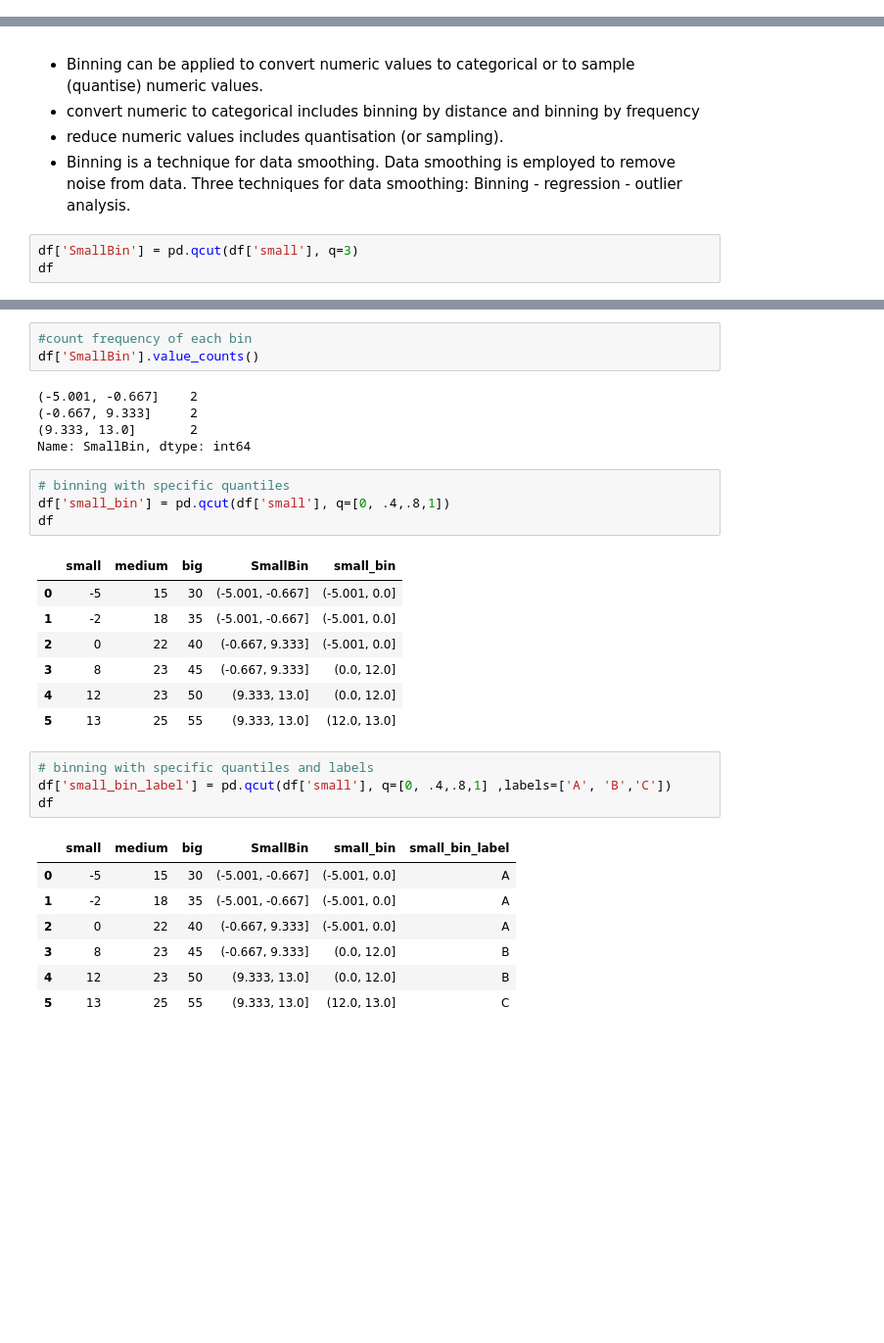
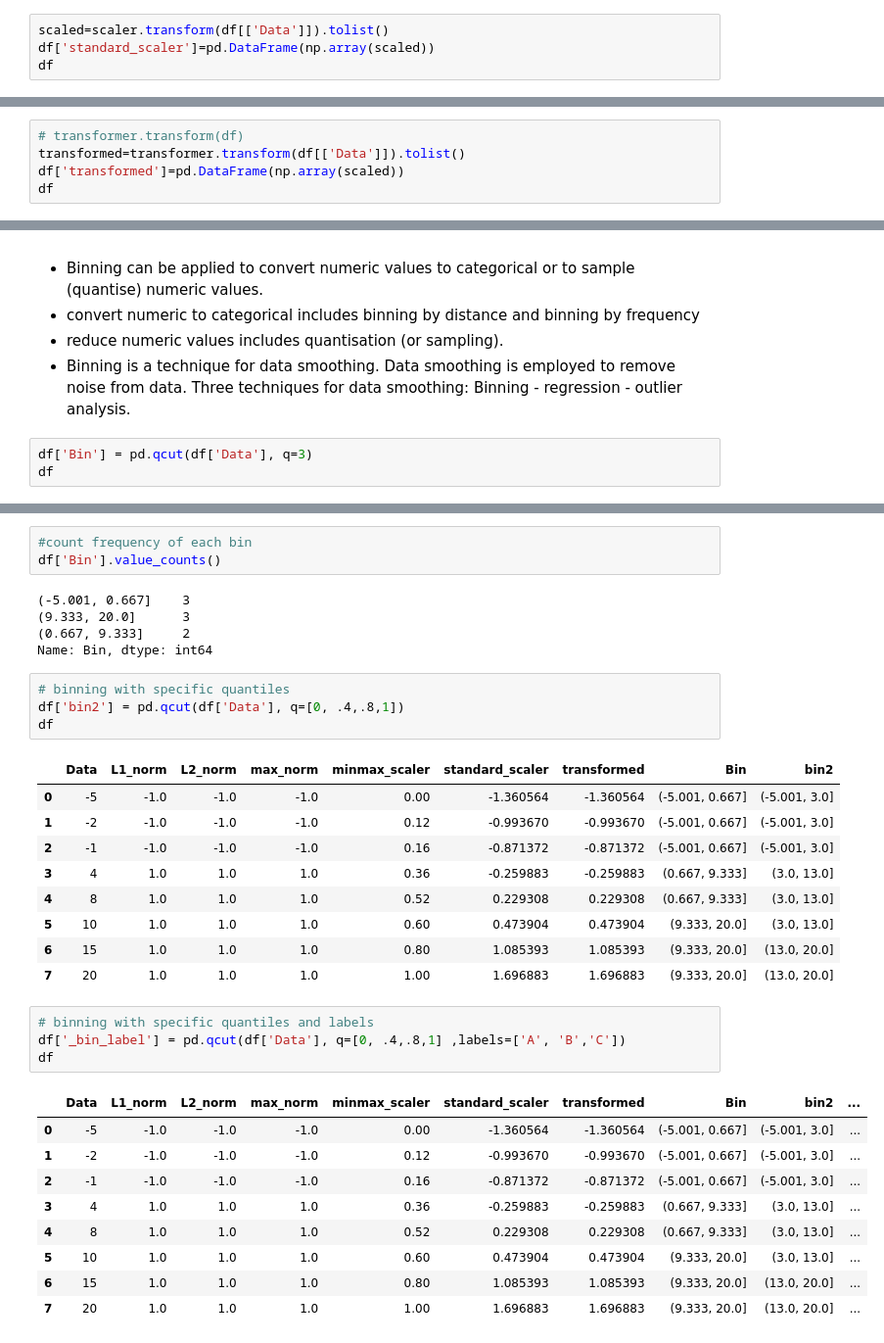
Before and after one commit to MasoumehShariat/ML_Pipeline-PreProcessing, a Jupyter notebook: Data transformation.ipynb, the cells around one changed output, grey strips where cells are left out. Shown at 98% size. Saved outputs shown, nothing was run; the diff lists cells and outputs as text; blank space fills up the shorter version.

```diff
--- a/Data transformation.ipynb
+++ b/Data transformation.ipynb
@@ -124,0 +132,4 @@ print(scaler.transform(df))
+# %%
+scaled=scaler.transform(df[['Data']]).tolist()
+df['standard_scaler']=pd.DataFrame(np.array(scaled))
+df
@@ -144,0 +157,5 @@ array([[0, 1, 1],
+# %%
+# transformer.transform(df)
+transformed=transformer.transform(df[['Data']]).tolist()
+df['transformed']=pd.DataFrame(np.array(scaled))
+df
@@ -155,6 +182,6 @@ Data binning is a type of data preprocessing, a mechanism which includes also de
 - Binning is a technique for data smoothing. Data smoothing is employed to remove noise from data. Three techniques for data smoothing:
 Binning  -   regression -  outlier analysis.
 # %%
-df['SmallBin'] = pd.qcut(df['small'], q=3)
+df['Bin'] = pd.qcut(df['Data'], q=3)
 df
 # %% [output]
@@ -168,32 +197,36 @@ df
 # %%
 #count frequency of each bin
-df['SmallBin'].value_counts()
+df['Bin'].value_counts()
 # %% [output]
-(-5.001, -0.667]    2
-(-0.667, 9.333]     2
-(9.333, 13.0]       2
-Name: SmallBin, dtype: int64
+(-5.001, 0.667]    3
+(9.333, 20.0]      3
+(0.667, 9.333]     2
+Name: Bin, dtype: int64
 # %%
 # binning with specific quantiles
-df['small_bin'] = pd.qcut(df['small'], q=[0, .4,.8,1])
+df['bin2'] = pd.qcut(df['Data'], q=[0, .4,.8,1])
 df
 # %% [output]
-|  | small | medium | big | SmallBin | small_bin |
-| 0 | -5 | 15 | 30 | (-5.001, -0.667] | (-5.001, 0.0] |
-| 1 | -2 | 18 | 35 | (-5.001, -0.667] | (-5.001, 0.0] |
-| 2 | 0 | 22 | 40 | (-0.667, 9.333] | (-5.001, 0.0] |
-| 3 | 8 | 23 | 45 | (-0.667, 9.333] | (0.0, 12.0] |
-| 4 | 12 | 23 | 50 | (9.333, 13.0] | (0.0, 12.0] |
-| 5 | 13 | 25 | 55 | (9.333, 13.0] | (12.0, 13.0] |
+|  | Data | L1_norm | L2_norm | max_norm | minmax_scaler | standard_scaler | transformed | Bin | bin2 |
+| 0 | -5 | -1.0 | -1.0 | -1.0 | 0.00 | -1.360564 | -1.360564 | (-5.001, 0.667] | (-5.001, 3.0] |
+| 1 | -2 | -1.0 | -1.0 | -1.0 | 0.12 | -0.993670 | -0.993670 | (-5.001, 0.667] | (-5.001, 3.0] |
+| 2 | -1 | -1.0 | -1.0 | -1.0 | 0.16 | -0.871372 | -0.871372 | (-5.001, 0.667] | (-5.001, 3.0] |
+| 3 | 4 | 1.0 | 1.0 | 1.0 | 0.36 | -0.259883 | -0.259883 | (0.667, 9.333] | (3.0, 13.0] |
+| 4 | 8 | 1.0 | 1.0 | 1.0 | 0.52 | 0.229308 | 0.229308 | (0.667, 9.333] | (3.0, 13.0] |
+| 5 | 10 | 1.0 | 1.0 | 1.0 | 0.60 | 0.473904 | 0.473904 | (9.333, 20.0] | (3.0, 13.0] |
+| 6 | 15 | 1.0 | 1.0 | 1.0 | 0.80 | 1.085393 | 1.085393 | (9.333, 20.0] | (13.0, 20.0] |
+| 7 | 20 | 1.0 | 1.0 | 1.0 | 1.00 | 1.696883 | 1.696883 | (9.333, 20.0] | (13.0, 20.0] |
 # %%
 # binning with specific quantiles and labels
-df['small_bin_label'] = pd.qcut(df['small'], q=[0, .4,.8,1] ,labels=['A', 'B','C'])
+df['_bin_label'] = pd.qcut(df['Data'], q=[0, .4,.8,1] ,labels=['A', 'B','C'])
 df
 # %% [output]
-|  | small | medium | big | SmallBin | small_bin | small_bin_label |
-| 0 | -5 | 15 | 30 | (-5.001, -0.667] | (-5.001, 0.0] | A |
-| 1 | -2 | 18 | 35 | (-5.001, -0.667] | (-5.001, 0.0] | A |
-| 2 | 0 | 22 | 40 | (-0.667, 9.333] | (-5.001, 0.0] | A |
-| 3 | 8 | 23 | 45 | (-0.667, 9.333] | (0.0, 12.0] | B |
-| 4 | 12 | 23 | 50 | (9.333, 13.0] | (0.0, 12.0] | B |
-| 5 | 13 | 25 | 55 | (9.333, 13.0] | (12.0, 13.0] | C |
+|  | Data | L1_norm | L2_norm | max_norm | minmax_scaler | standard_scaler | transformed | Bin | bin2 | ... |
+| 0 | -5 | -1.0 | -1.0 | -1.0 | 0.00 | -1.360564 | -1.360564 | (-5.001, 0.667] | (-5.001, 3.0] | ... |
+| 1 | -2 | -1.0 | -1.0 | -1.0 | 0.12 | -0.993670 | -0.993670 | (-5.001, 0.667] | (-5.001, 3.0] | ... |
+| 2 | -1 | -1.0 | -1.0 | -1.0 | 0.16 | -0.871372 | -0.871372 | (-5.001, 0.667] | (-5.001, 3.0] | ... |
+| 3 | 4 | 1.0 | 1.0 | 1.0 | 0.36 | -0.259883 | -0.259883 | (0.667, 9.333] | (3.0, 13.0] | ... |
+| 4 | 8 | 1.0 | 1.0 | 1.0 | 0.52 | 0.229308 | 0.229308 | (0.667, 9.333] | (3.0, 13.0] | ... |
+| 5 | 10 | 1.0 | 1.0 | 1.0 | 0.60 | 0.473904 | 0.473904 | (9.333, 20.0] | (3.0, 13.0] | ... |
+| 6 | 15 | 1.0 | 1.0 | 1.0 | 0.80 | 1.085393 | 1.085393 | (9.333, 20.0] | (13.0, 20.0] | ... |
+| 7 | 20 | 1.0 | 1.0 | 1.0 | 1.00 | 1.696883 | 1.696883 | (9.333, 20.0] | (13.0, 20.0] | ... |
```
Also changed, not shown: parts of 18 cells of this notebook.
